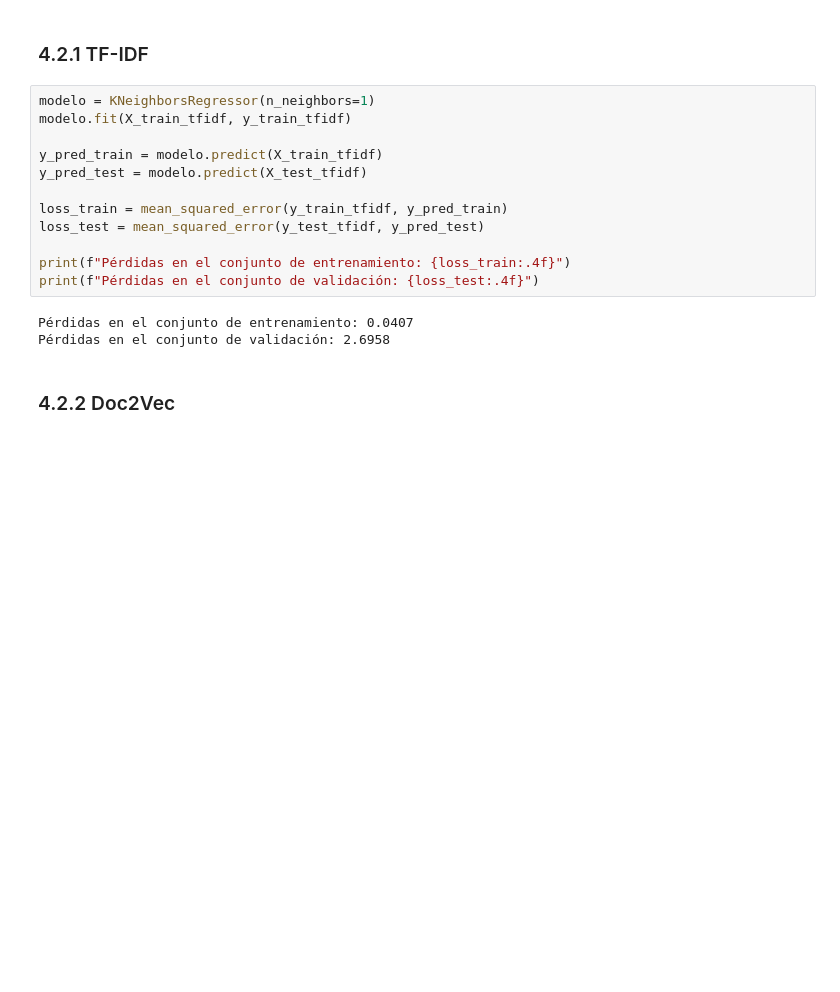
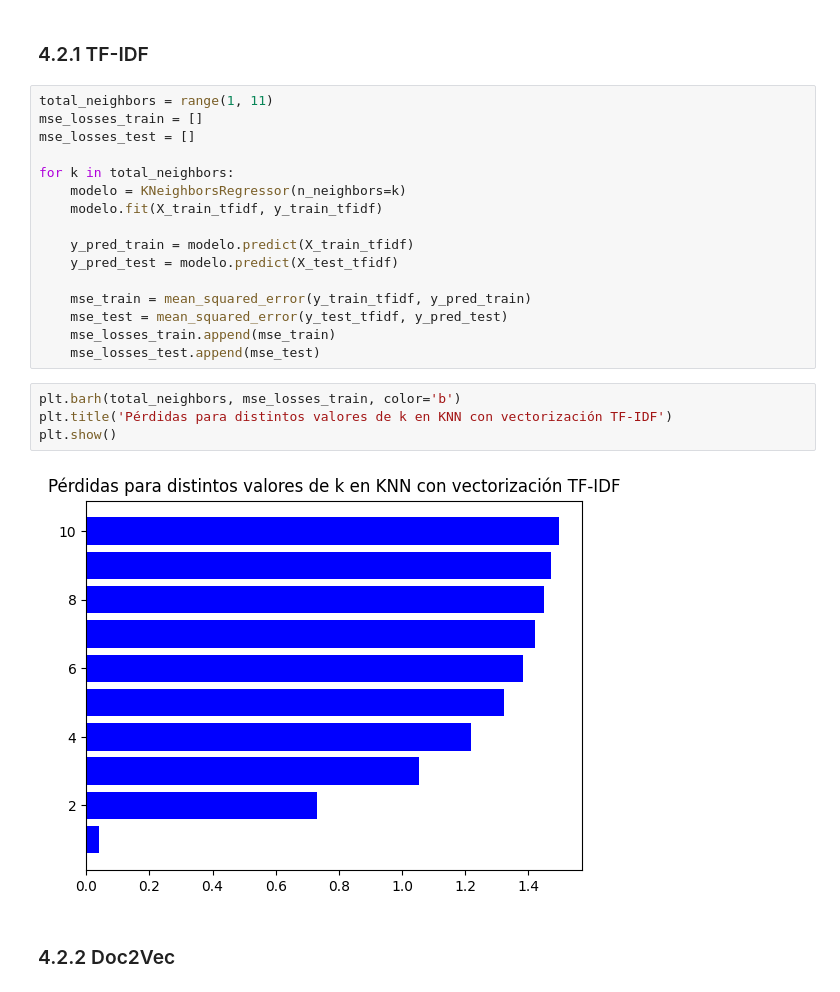
Before and after one commit to javierdp01/Proyecto-final-TD, a Jupyter notebook: Proyecto Final.ipynb, the cells around one changed output. Cells and saved outputs as stored; diff of their text form; blank space fills up the shorter version.

```diff
--- a/Proyecto Final.ipynb
+++ b/Proyecto Final.ipynb
@@ -1085,20 +1081,27 @@ from sklearn.metrics import mean_squared_error
 # %% [markdown]
 ### 4.2.1 TF-IDF
 # %%
-modelo = KNeighborsRegressor(n_neighbors=1)
-modelo.fit(X_train_tfidf, y_train_tfidf)
+total_neighbors = range(1, 11)
+mse_losses_train = []
+mse_losses_test = []
 
-y_pred_train = modelo.predict(X_train_tfidf)
-y_pred_test = modelo.predict(X_test_tfidf)
+for k in total_neighbors:
+    modelo = KNeighborsRegressor(n_neighbors=k)
+    modelo.fit(X_train_tfidf, y_train_tfidf)
 
-loss_train = mean_squared_error(y_train_tfidf, y_pred_train)
-loss_test = mean_squared_error(y_test_tfidf, y_pred_test)
+    y_pred_train = modelo.predict(X_train_tfidf)
+    y_pred_test = modelo.predict(X_test_tfidf)
 
-print(f"Pérdidas en el conjunto de entrenamiento: {loss_train:.4f}")
-print(f"Pérdidas en el conjunto de validación: {loss_test:.4f}")
+    mse_train = mean_squared_error(y_train_tfidf, y_pred_train)
+    mse_test = mean_squared_error(y_test_tfidf, y_pred_test)
+    mse_losses_train.append(mse_train)
+    mse_losses_test.append(mse_test)
-# %% [output]
-Pérdidas en el conjunto de entrenamiento: 0.0407
-Pérdidas en el conjunto de validación: 2.6958
+# %%
+plt.barh(total_neighbors, mse_losses_train, color='b')
+plt.title('Pérdidas para distintos valores de k en KNN con vectorización TF-IDF')
+plt.show()
+# %% [output]
+[figure, added]
 # %% [markdown]
 ### 4.2.2 Doc2Vec
 # %%
```
Also changed, not shown: parts of 17 cells of this notebook.
